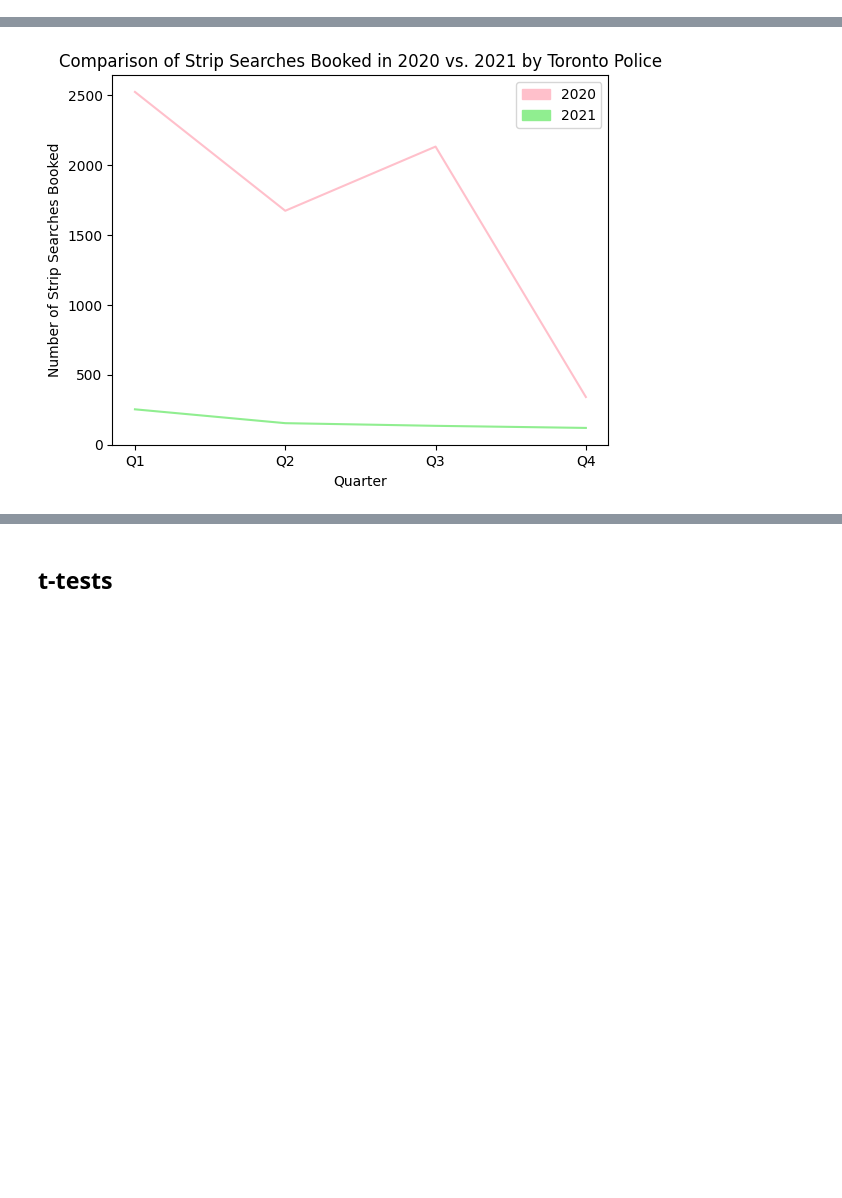
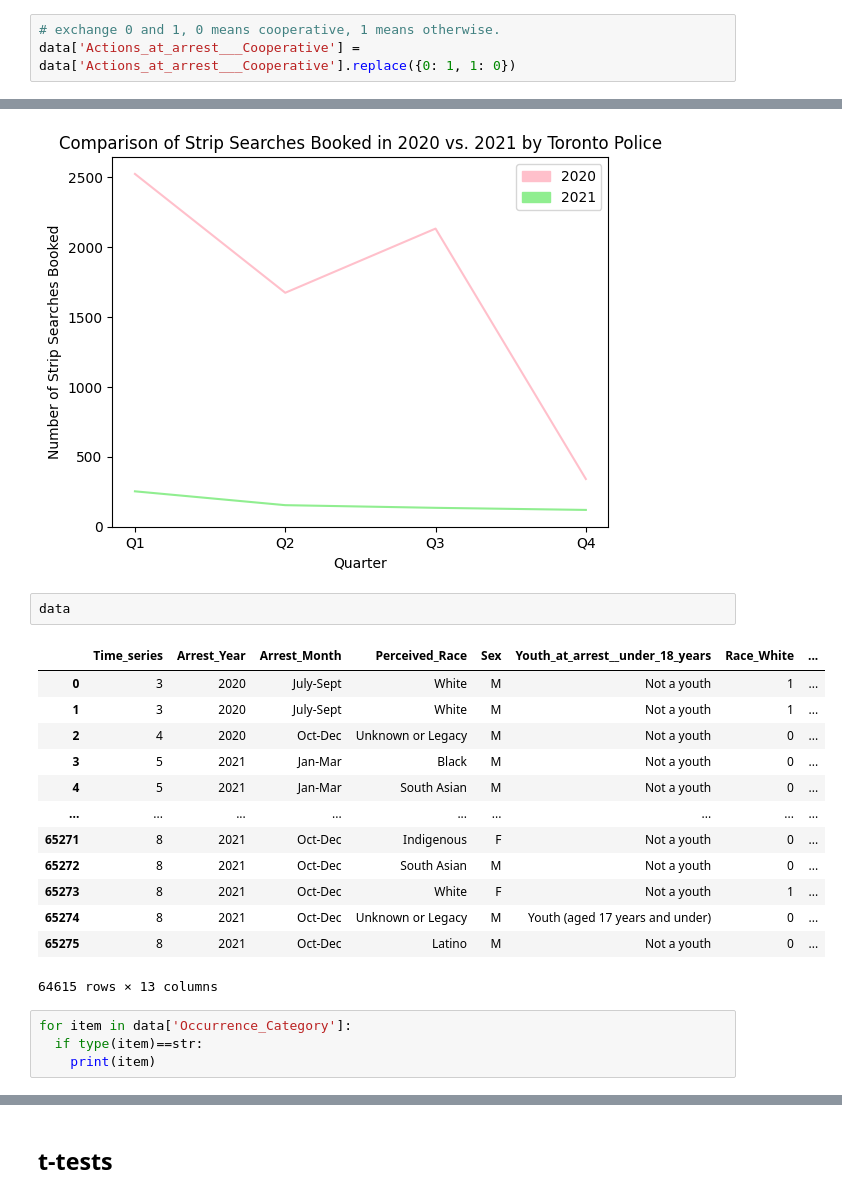
Before and after one commit to cooeoeooc/2178_g38, a Jupyter notebook: group38_code_final.ipynb, the cells around one changed output, grey strips where cells are left out. Saved outputs shown, nothing was run; the diff lists cells and outputs as text; blank space fills up the shorter version.

```diff
--- a/group38_code_final.ipynb
+++ b/group38_code_final.ipynb
@@ -55,2 +70,5 @@ data = data.drop(["EventID", "ArrestID", "ArrestLocDiv"], axis = 1)
+# %%
+# exchange 0 and 1, 0 means cooperative, 1 means otherwise.
+data['Actions_at_arrest___Cooperative'] = data['Actions_at_arrest___Cooperative'].replace({0: 1, 1: 0})
 # %% [markdown]
 Cleaning existing variables.
@@ -233,3 +257,23 @@ plt.ylabel("Number of Strip Searches Booked")
 # %% [output]
 Text(0, 0.5, 'Number of Strip Searches Booked')
 [figure]
+# %%
+data
+# %% [output]
+|  | Time_series | Arrest_Year | Arrest_Month | Perceived_Race | Sex | Youth_at_arrest__under_18_years | Race_White | ... |
+| 0 | 3 | 2020 | July-Sept | White | M | Not a youth | 1 | ... |
+| 1 | 3 | 2020 | July-Sept | White | M | Not a youth | 1 | ... |
+| 2 | 4 | 2020 | Oct-Dec | Unknown or Legacy | M | Not a youth | 0 | ... |
+| 3 | 5 | 2021 | Jan-Mar | Black | M | Not a youth | 0 | ... |
+| 4 | 5 | 2021 | Jan-Mar | South Asian | M | Not a youth | 0 | ... |
+| ... | ... | ... | ... | ... | ... | ... | ... | ... |
+| 65271 | 8 | 2021 | Oct-Dec | Indigenous | F | Not a youth | 0 | ... |
+| 65272 | 8 | 2021 | Oct-Dec | South Asian | M | Not a youth | 0 | ... |
+| 65273 | 8 | 2021 | Oct-Dec | White | F | Not a youth | 1 | ... |
+| 65274 | 8 | 2021 | Oct-Dec | Unknown or Legacy | M | Youth (aged 17 years and under) | 0 | ... |
+| 65275 | 8 | 2021 | Oct-Dec | Latino | M | Not a youth | 0 | ... |
+64615 rows × 13 columns
+# %%
+for item in data['Occurrence_Category']:
+  if type(item)==str:
+    print(item)
```
Also changed, not shown: parts of 25 cells of this notebook.
